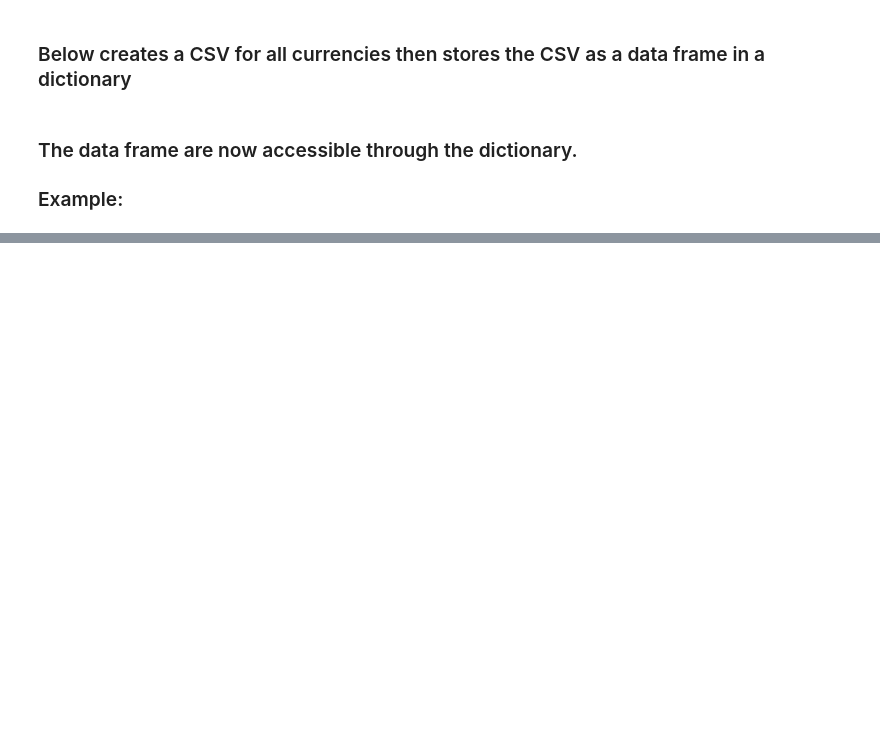
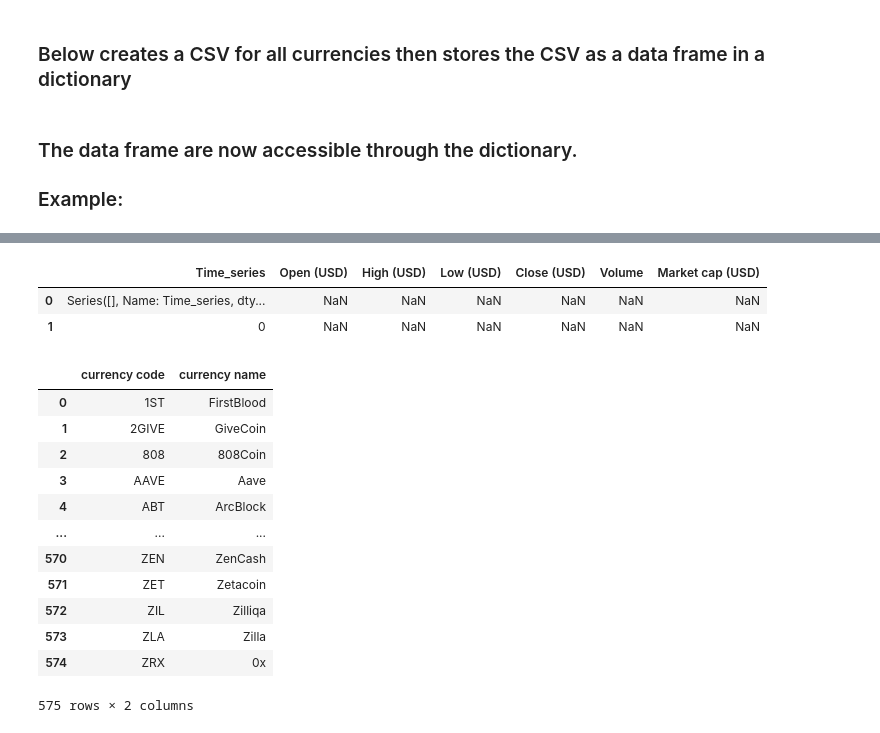
Before and after one commit to seanpharris/CryptoAnalysisPipe, a Jupyter notebook: cryptoexplo.ipynb, the cells around one changed output, grey strips where cells are left out. Cells and saved outputs as stored; diff of their text form; code cells hidden in the pictures; blank space fills up the shorter version.

```diff
--- a/cryptoexplo.ipynb
+++ b/cryptoexplo.ipynb
@@ -123,0 +145,22 @@ df_dict['Hedera']
+# %%
+df_dict['Hedera']
+# %% [output]
+|  | Time_series | Open (USD) | High (USD) | Low (USD) | Close (USD) | Volume | Market cap (USD) |
+| 0 | Series([], Name: Time_series, dty... | NaN | NaN | NaN | NaN | NaN | NaN |
+| 1 | 0 | NaN | NaN | NaN | NaN | NaN | NaN |
+# %%
+df
+# %% [output]
+|  | currency code | currency name |
+| 0 | 1ST | FirstBlood |
+| 1 | 2GIVE | GiveCoin |
+| 2 | 808 | 808Coin |
+| 3 | AAVE | Aave |
+| 4 | ABT | ArcBlock |
+| ... | ... | ... |
+| 570 | ZEN | ZenCash |
+| 571 | ZET | Zetacoin |
+| 572 | ZIL | Zilliqa |
+| 573 | ZLA | Zilla |
+| 574 | ZRX | 0x |
+575 rows × 2 columns
```
Also changed, not shown: parts of 9 cells of this notebook.
